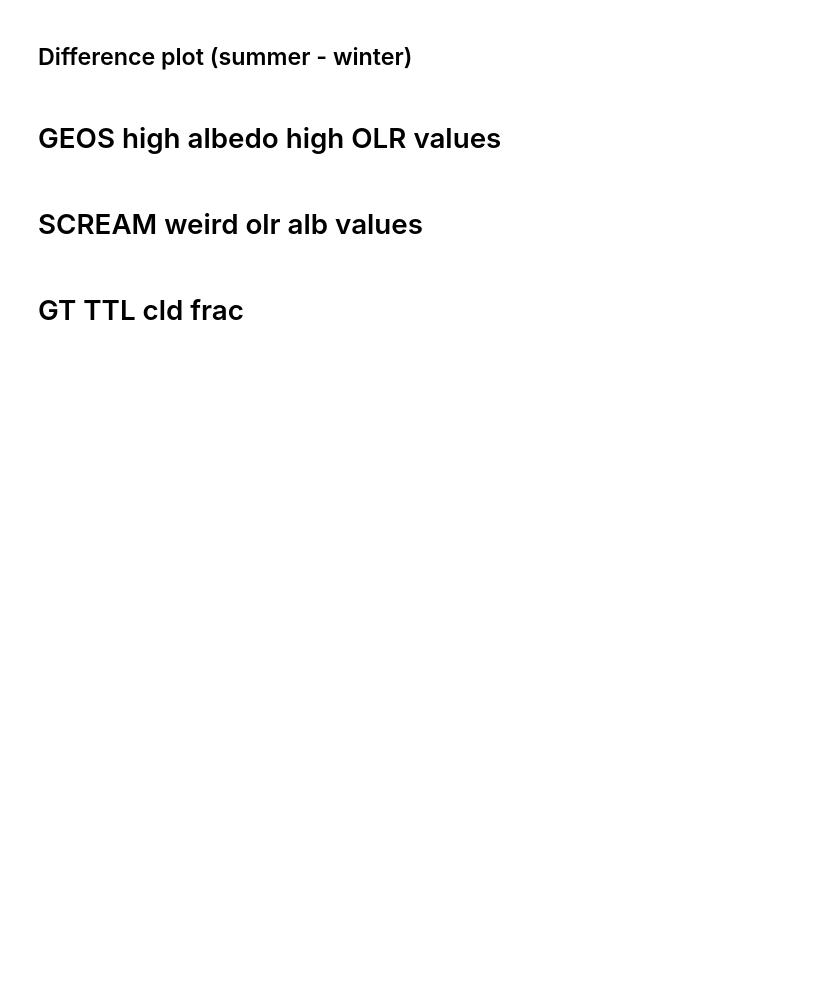
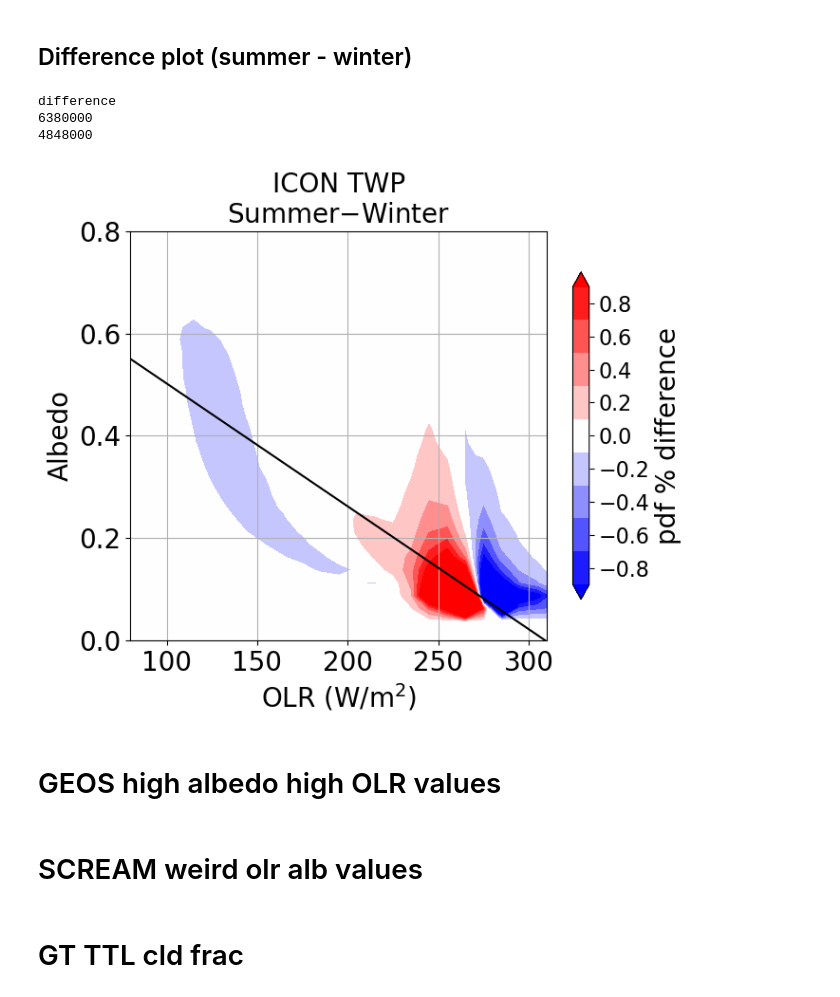
Before and after one commit to smturbev/dyamond2, a Jupyter notebook: python_scripts/joint_hist.ipynb, the cells around one changed output. Saved outputs shown, nothing was run; the diff lists cells and outputs as text; code cells hidden in the pictures; blank space fills up the shorter version.

```diff
--- a/python_scripts/joint_hist.ipynb
+++ b/python_scripts/joint_hist.ipynb
@@ -618,32 +521,33 @@ plt.show()
 # %% [markdown]
 ## Difference plot (summer - winter)
 # %%
-winter_olr = olrs[m]
-winter_alb = albs[m]
-
-
 fig, ax = plt.subplots(1,1,figsize=(7,6))
 
 util.dennisplot("difference",
                 [summer_olr, winter_olr],
                 [summer_alb, winter_alb],
                 ax=ax, model=m, region=region,
                 cmap="bwr", levels=np.arange(-0.9,1,0.2),
                 colorbar_on=True)
 
 ax.set_xlabel("OLR (W/m$^2$)")
 ax.set_ylabel("Albedo")
 ax.grid(True)
 ax.set_ylim([0,0.8])
 ax.set_title("{} {}\nSummer$-$Winter".format(m, region),
               fontsize=20)
 # ax.plot([np.nanmean(olrs["JAS"]),np.nanmean(olrs["JFM"])],
 #         [np.nanmean(albs["JAS"]),np.nanmean(albs["JFM"])],
 #         color='r',marker=".",markersize=20,linewidth=5)
 plt.subplots_adjust(wspace=0.05, hspace=0.05)
 plt.tight_layout()
-plt.savefig("../plots/TWP/jhist_{}_{}_difference.png".format(m, region))
+plt.savefig("../plots/TWP/jhist_dy1v2_{}_{}_difference.png".format(m, region))
 plt.show()
+# %% [output]
+difference
+6380000
+4848000
+[figure, added]
 # %% [markdown]
 # GEOS high albedo high OLR values
 # %%
```
Also changed, not shown: parts of 40 cells of this notebook, 52 other files.
